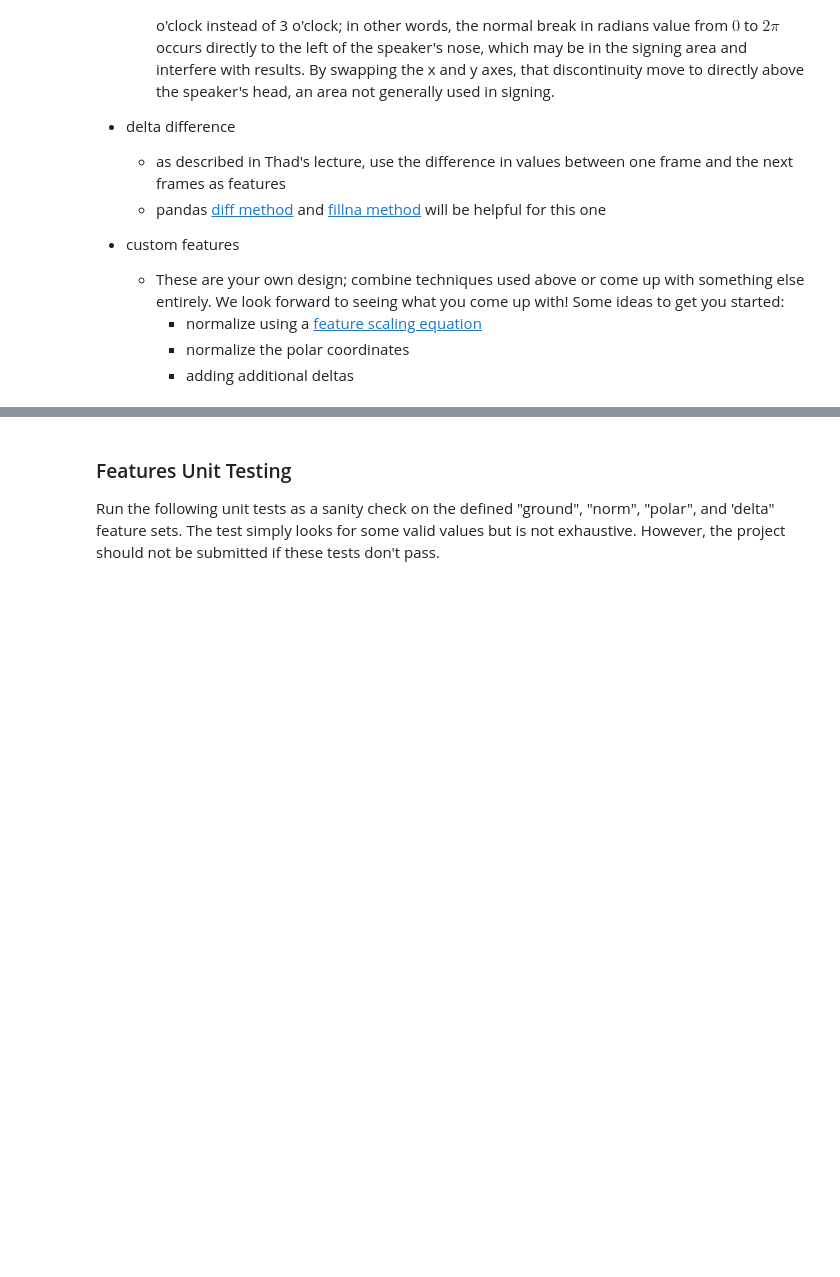
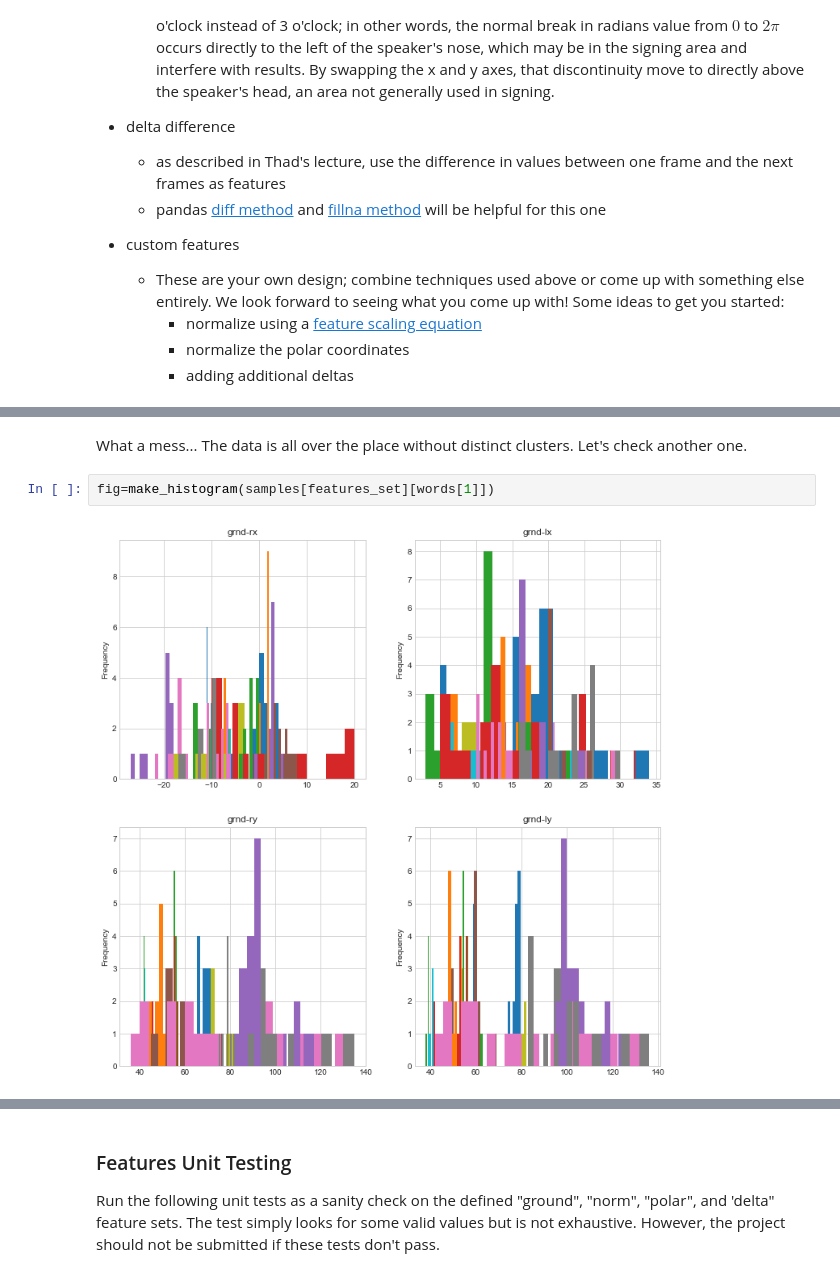
Before and after one commit to markovchainsmoker/AIND-Recognizer, a Jupyter notebook: asl_recognizer.ipynb, the cells around one changed output, grey strips where cells are left out. Drawn from its saved outputs; the diff is of its cells as text; blank space fills up the shorter version.

```diff
--- a/asl_recognizer.ipynb
+++ b/asl_recognizer.ipynb
@@ -273,0 +198,6 @@ for i in (0,1):
+# %% [markdown]
+What a mess... The data is all over the place without distinct clusters. Let's check another one.
+# %%
+fig=make_histogram(samples[features_set][words[1]])
+# %% [output]
+[figure, added]
```
Also changed, not shown: parts of 47 cells of this notebook.
